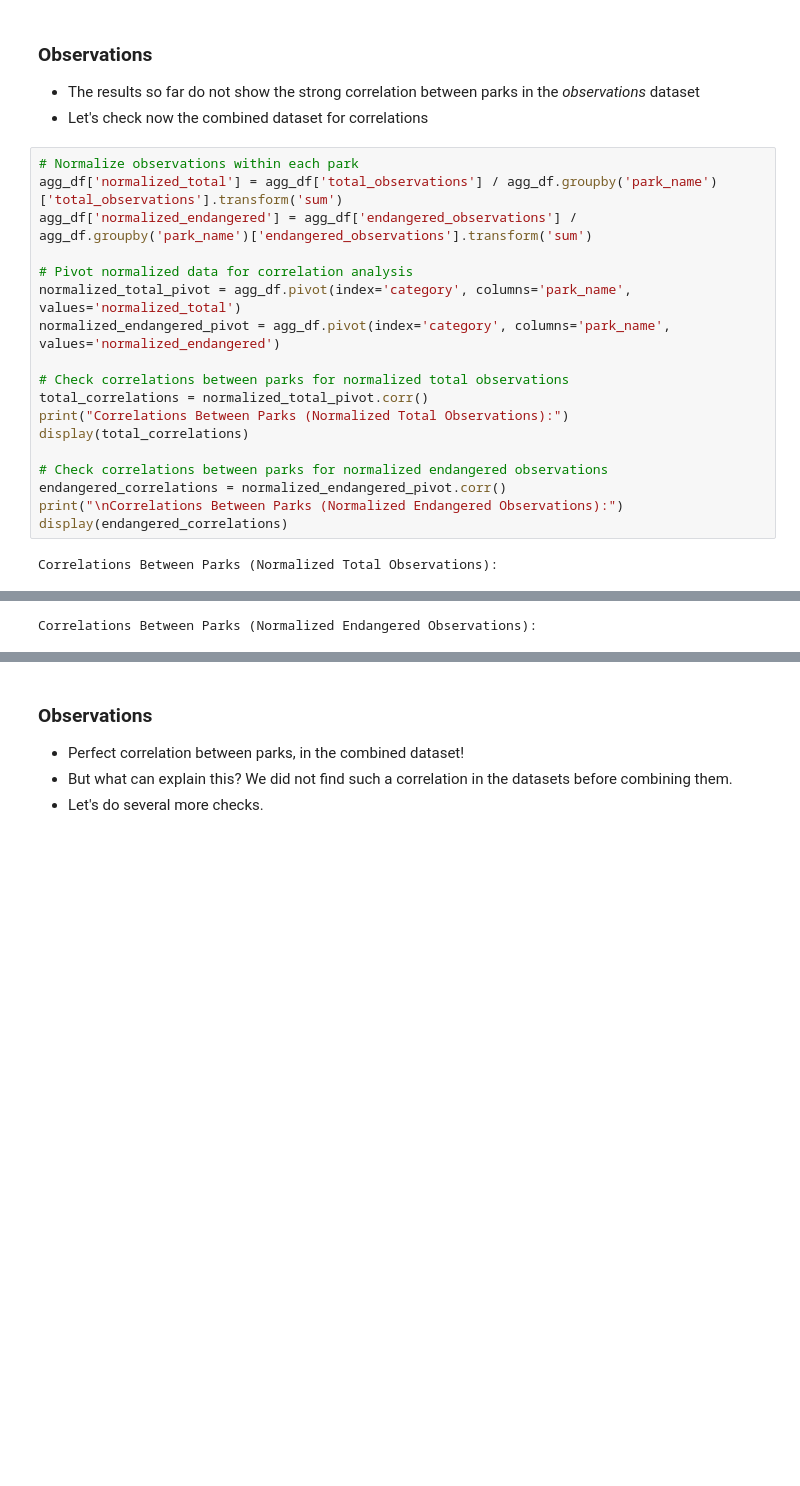
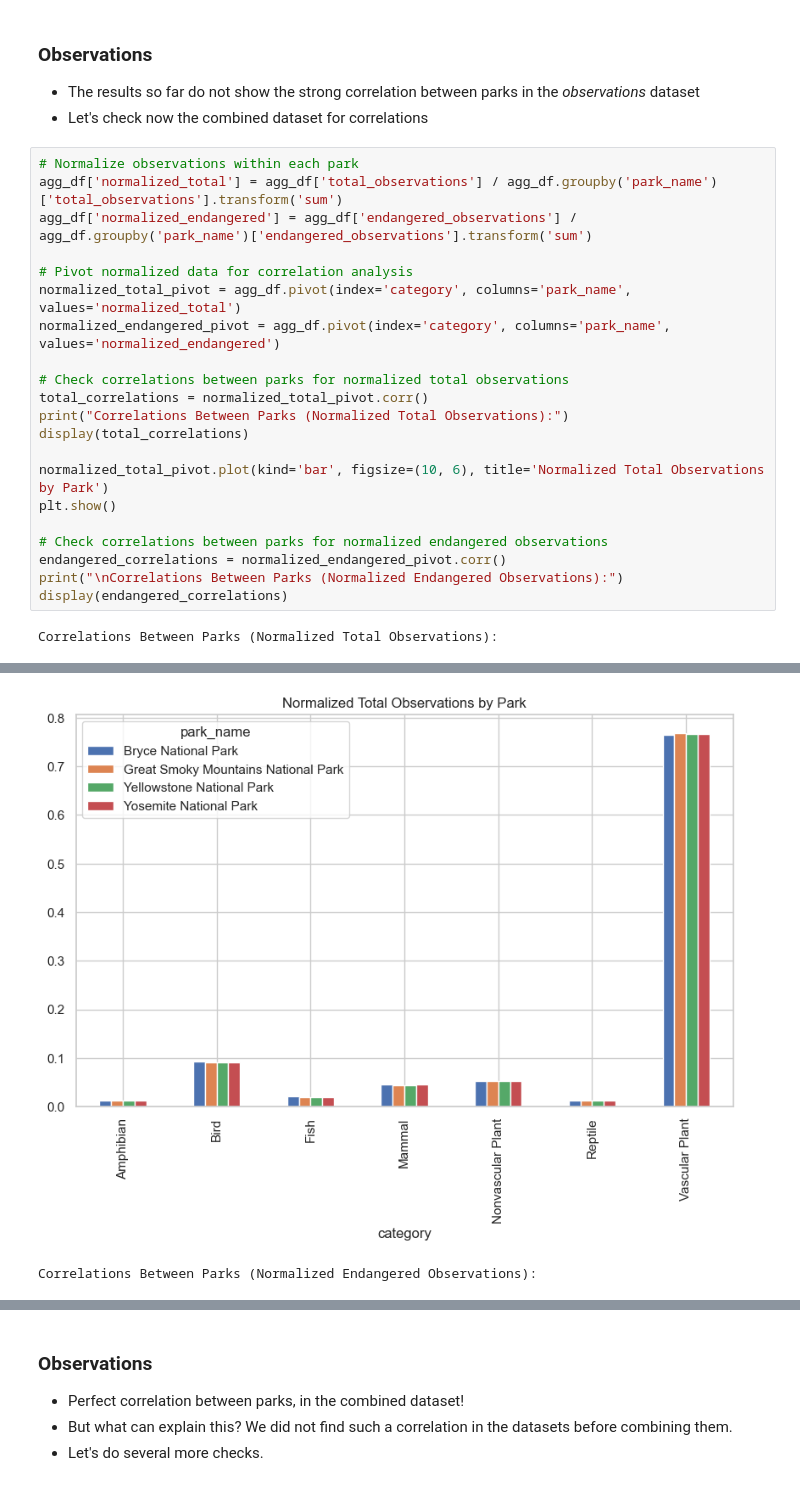
Before and after one commit to ramtob/CDC-Portfolio-0425-Biodiversity, a Jupyter notebook: biodiversity.ipynb, the cells around one changed output, grey strips where cells are left out. Cells and saved outputs as stored; diff of their text form; blank space fills up the shorter version.

```diff
--- a/biodiversity.ipynb
+++ b/biodiversity.ipynb
@@ -533,29 +533,33 @@ Multiplicative Ratios (using the first park as a reference):
 # %%
 # Normalize observations within each park
 agg_df['normalized_total'] = agg_df['total_observations'] / agg_df.groupby('park_name')['total_observations'].transform('sum')
 agg_df['normalized_endangered'] = agg_df['endangered_observations'] / agg_df.groupby('park_name')['endangered_observations'].transform('sum')
 
 # Pivot normalized data for correlation analysis
 normalized_total_pivot = agg_df.pivot(index='category', columns='park_name', values='normalized_total')
 normalized_endangered_pivot = agg_df.pivot(index='category', columns='park_name', values='normalized_endangered')
 
 # Check correlations between parks for normalized total observations
 total_correlations = normalized_total_pivot.corr()
 print("Correlations Between Parks (Normalized Total Observations):")
 display(total_correlations)
 
+normalized_total_pivot.plot(kind='bar', figsize=(10, 6), title='Normalized Total Observations by Park')
+plt.show()
+
 # Check correlations between parks for normalized endangered observations
 endangered_correlations = normalized_endangered_pivot.corr()
 print("\nCorrelations Between Parks (Normalized Endangered Observations):")
 display(endangered_correlations)
 # %% [output]
 Correlations Between Parks (Normalized Total Observations):
 | park_name | Bryce National Park | Great Smoky Mountains National Park | Yellowstone National Park | Yosemite National Park |
 | park_name |  |  |  |  |
 | Bryce National Park | 1.000000 | 0.999993 | 0.999996 | 0.999997 |
 | Great Smoky Mountains National Park | 0.999993 | 1.000000 | 0.999999 | 0.999999 |
 | Yellowstone National Park | 0.999996 | 0.999999 | 1.000000 | 1.000000 |
 | Yosemite National Park | 0.999997 | 0.999999 | 1.000000 | 1.000000 |
+[figure, added]
 Correlations Between Parks (Normalized Endangered Observations):
 | park_name | Bryce National Park | Great Smoky Mountains National Park | Yellowstone National Park | Yosemite National Park |
 | park_name |  |  |  |  |
```
